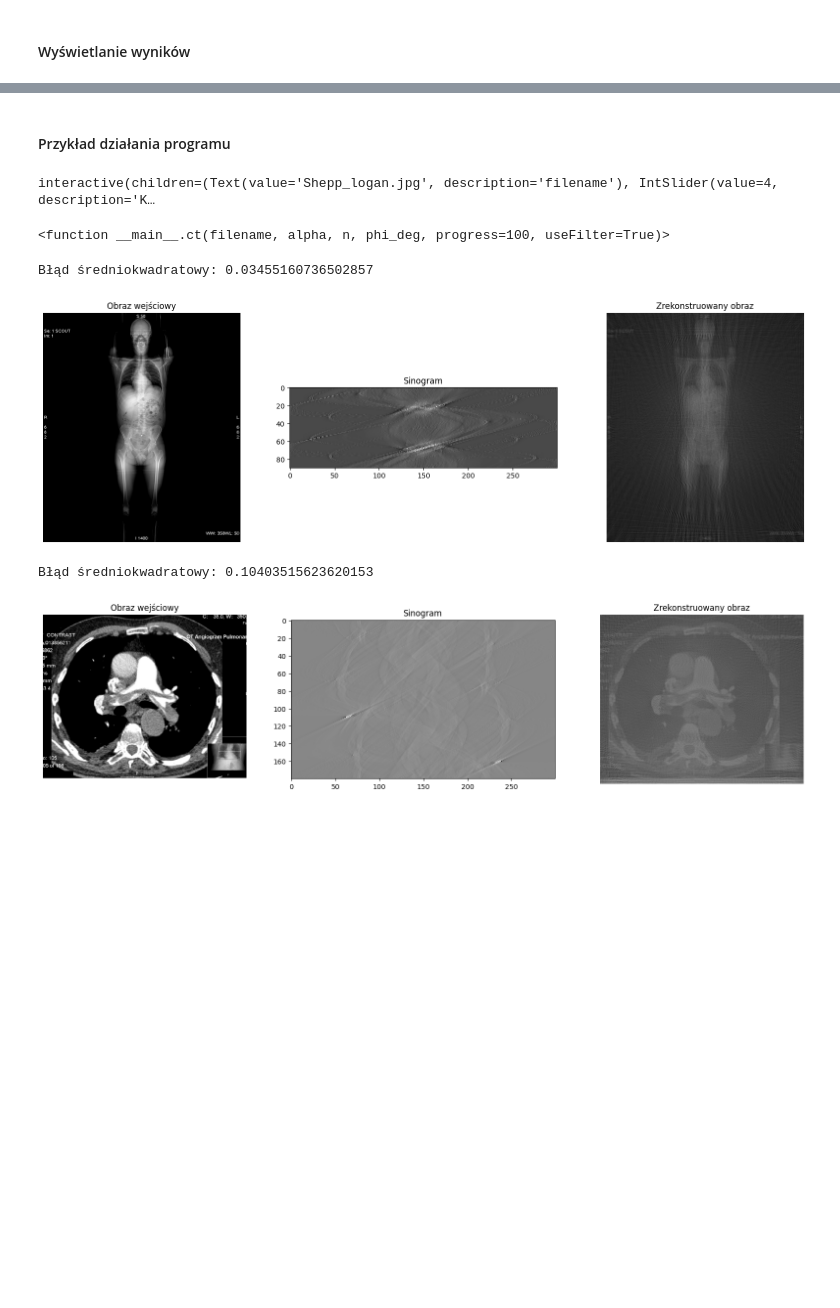
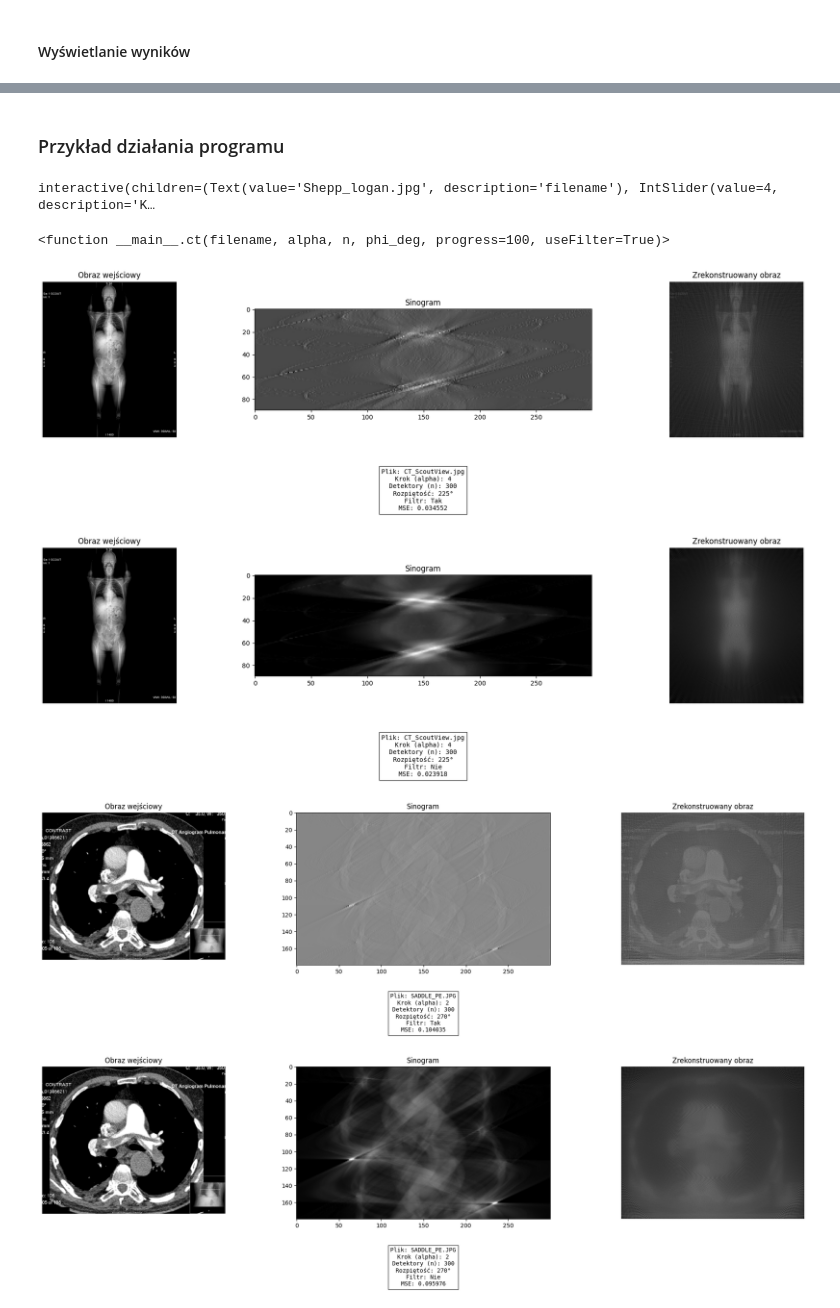
Before and after one commit to oliwiatarent/computed-tomography-simulator, a Jupyter notebook: ct-simulator.ipynb, the cells around one changed output, grey strips where cells are left out. Cells and saved outputs as stored; diff of their text form; code cells hidden in the pictures; blank space fills up the shorter version.

```diff
--- a/ct-simulator.ipynb
+++ b/ct-simulator.ipynb
@@ -274,7 +274,25 @@ def ct(filename, alpha, n, phi_deg, progress=100, useFilter=True):
         save_as_dicom(f'./dcm/{dicom_filename}.dcm', reconstructed_img, {'PatientName': 'Scout', 'PatientID': '45', 'ImageComments': 'test'})
 
         error = mean_squared_error(img, reconstructed_img)
-        print(f"Błąd średniokwadratowy: {error}")
+
+        info_text = (
+            f"Plik: {filename}\n"
+            f"Krok (alpha): {alpha}\n"
+            f"Detektory (n): {n}\n"
+            f"Rozpiętość: {phi_deg}°\n"
+            f"Filtr: {'Tak' if useFilter else 'Nie'}\n"
+            f"MSE: {error:.6f}"
+        )
+
+        fig.suptitle(info_text,
+                    fontsize=10,
+                    family='monospace',
+                    y=-0.1,
+                    va='bottom',
+                    ha='center',
+                    bbox=dict(facecolor='white', alpha=0.8))
+
+        plt.tight_layout(rect=[0, 0.15, 1, 1])
 
         plt.show()
     except FileNotFoundError:
@@ -282,5 +418,5 @@ def ct(filename, alpha, n, phi_deg, progress=100, useFilter=True):
 # %% [markdown]
-#### Przykład działania programu
+### Przykład działania programu
 # %%
 interact(
     ct,
@@ -297,11 +433,13 @@ interactive(children=(Text(value='Shepp_logan.jpg', description='filename'), Int
 # %%
 img = 'CT_ScoutView.jpg'
 ct(img, 4, 300, 225, 100, True)
+ct(img, 4, 300, 225, 100, False)
 
 img = 'SADDLE_PE.JPG'
 ct(img, 2, 300, 270, 100, True)
+ct(img, 2, 300, 270, 100, False)
 # %% [output]
-Błąd średniokwadratowy: 0.03455160736502857
-[figure, old version]
+[figure, new version]
-Błąd średniokwadratowy: 0.10403515623620153
-[figure, old version]
+[figure, new version]
+[figure, added]
+[figure, added]
```
Also changed, not shown: parts of 8 cells of this notebook, 3 other files.
